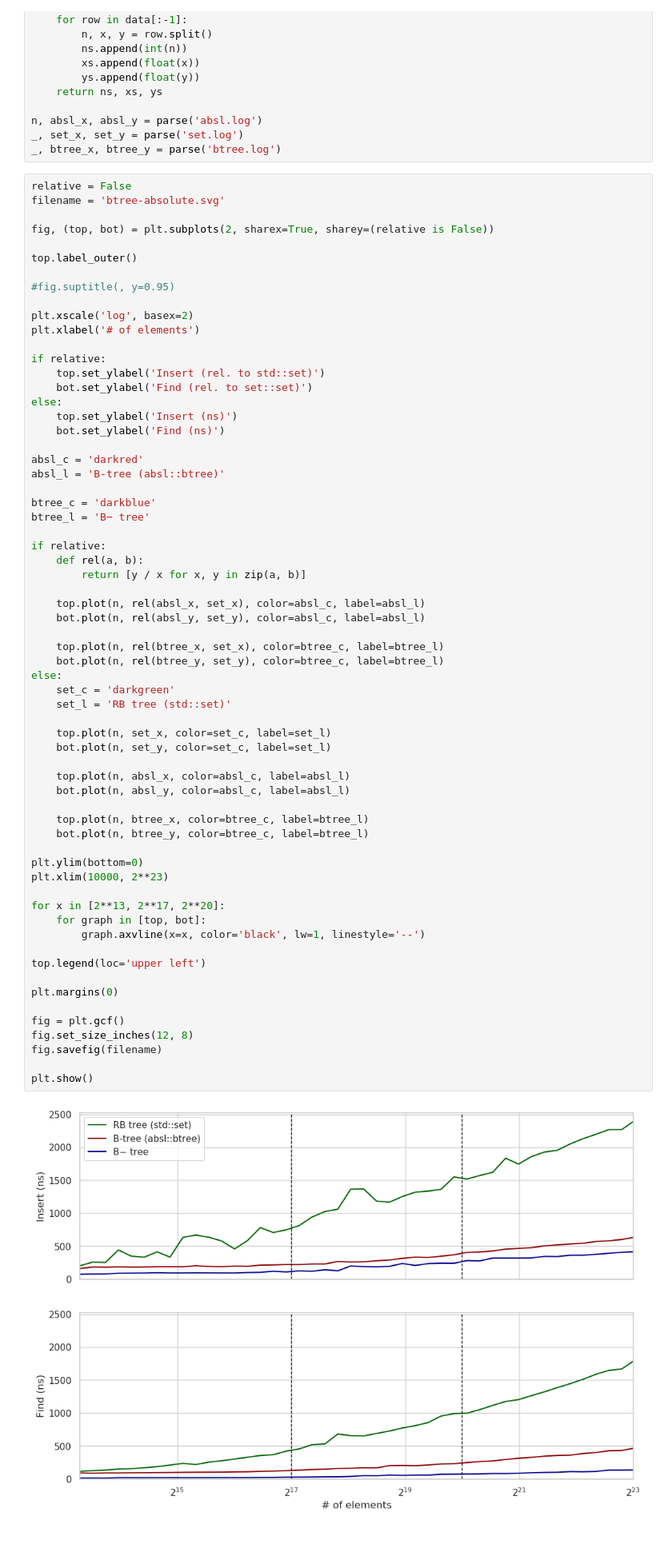
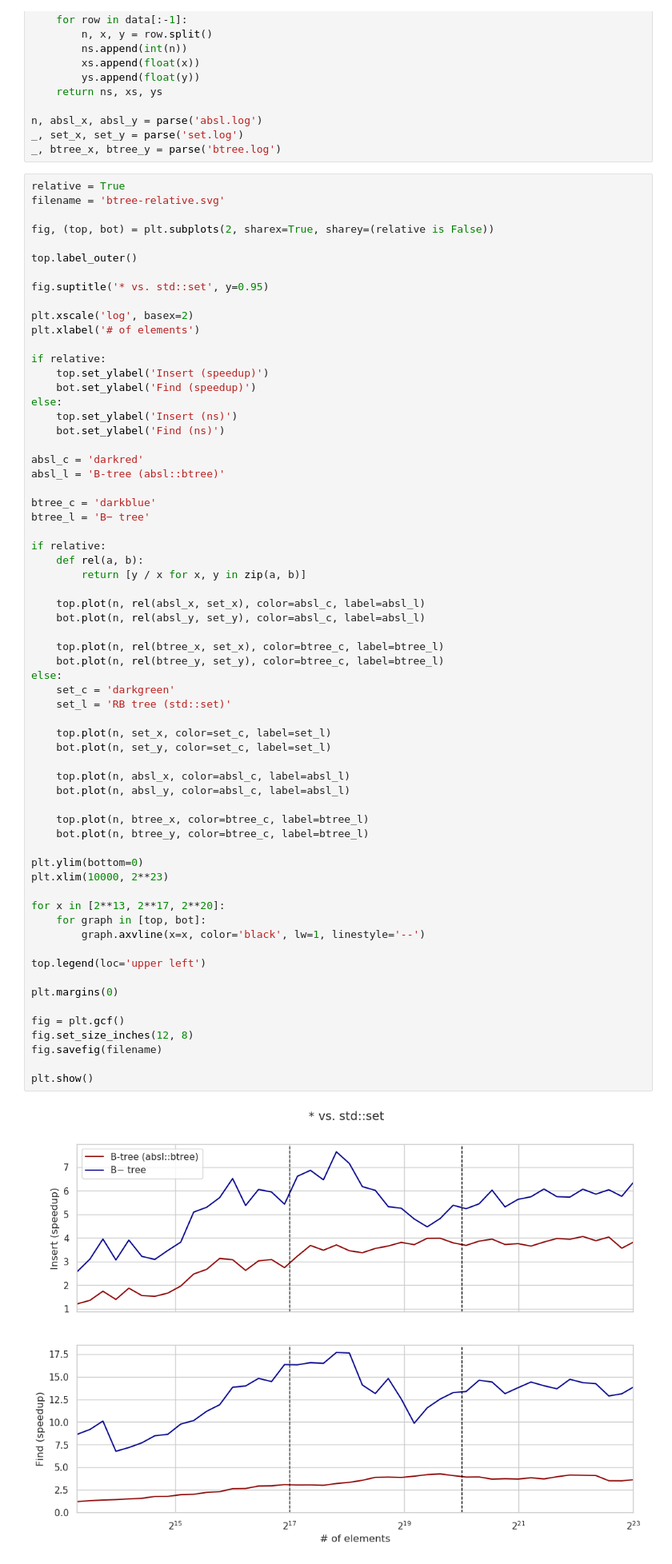
Before and after one commit to sslotin/amh-code, a Jupyter notebook: b-tree/plot.ipynb, the cells around one changed output. Shown at 80% size. Drawn from its saved outputs; the diff is of its cells as text; blank space fills up the shorter version.

```diff
--- a/b-tree/plot.ipynb
+++ b/b-tree/plot.ipynb
@@ -22,21 +22,21 @@ n, absl_x, absl_y = parse('absl.log')
 _, set_x, set_y = parse('set.log')
 _, btree_x, btree_y = parse('btree.log')
 # %%
-relative = False
-filename = 'btree-absolute.svg'
+relative = True
+filename = 'btree-relative.svg'
 
 fig, (top, bot) = plt.subplots(2, sharex=True, sharey=(relative is False))
 
 top.label_outer()
 
-#fig.suptitle(, y=0.95)
+fig.suptitle('* vs. std::set', y=0.95)
 
 plt.xscale('log', basex=2)
 plt.xlabel('# of elements')
 
 if relative:
-    top.set_ylabel('Insert (rel. to std::set)')
-    bot.set_ylabel('Find (rel. to set::set)')
+    top.set_ylabel('Insert (speedup)')
+    bot.set_ylabel('Find (speedup)')
 else:
     top.set_ylabel('Insert (ns)')
     bot.set_ylabel('Find (ns)')
@@ -59,34 +59,34 @@ if relative:
 else:
     set_c = 'darkgreen'
     set_l = 'RB tree (std::set)'
 
     top.plot(n, set_x, color=set_c, label=set_l)
     bot.plot(n, set_y, color=set_c, label=set_l)
 
     top.plot(n, absl_x, color=absl_c, label=absl_l)
     bot.plot(n, absl_y, color=absl_c, label=absl_l)
 
     top.plot(n, btree_x, color=btree_c, label=btree_l)
     bot.plot(n, btree_y, color=btree_c, label=btree_l)
 
 plt.ylim(bottom=0)
 plt.xlim(10000, 2**23)
 
 for x in [2**13, 2**17, 2**20]:
     for graph in [top, bot]:
         graph.axvline(x=x, color='black', lw=1, linestyle='--')
 
 top.legend(loc='upper left')
 
 plt.margins(0)
 
 fig = plt.gcf()
 fig.set_size_inches(12, 8)
 fig.savefig(filename)
 
 plt.show()
 # %% [output]
-[figure, old version]
+[figure, new version]
 # %%
 fig, (top, bot) = plt.subplots(2, sharex=True)
 
```
Also changed, not shown: parts of 1 cell of this notebook, 8 other files.
